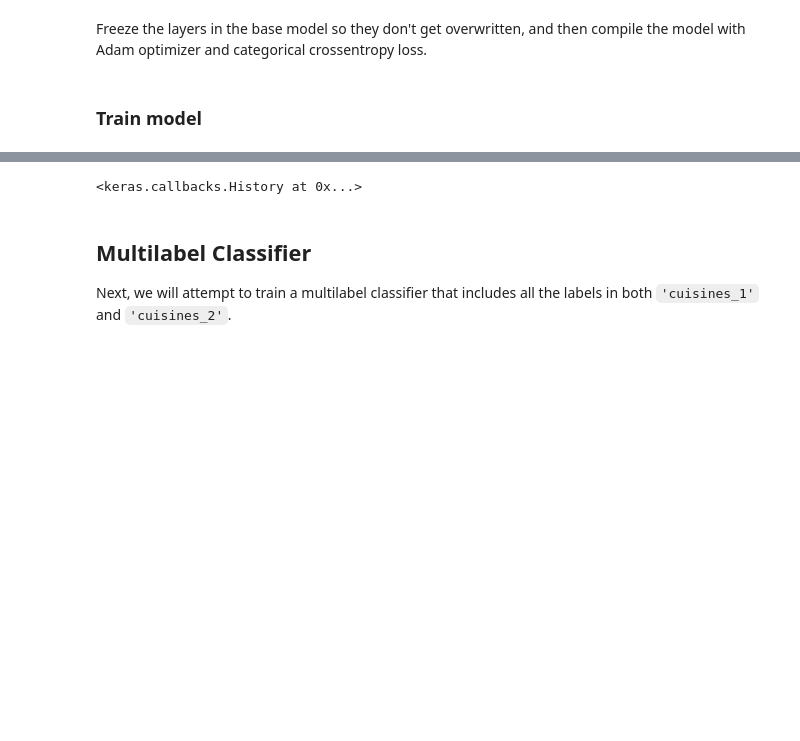
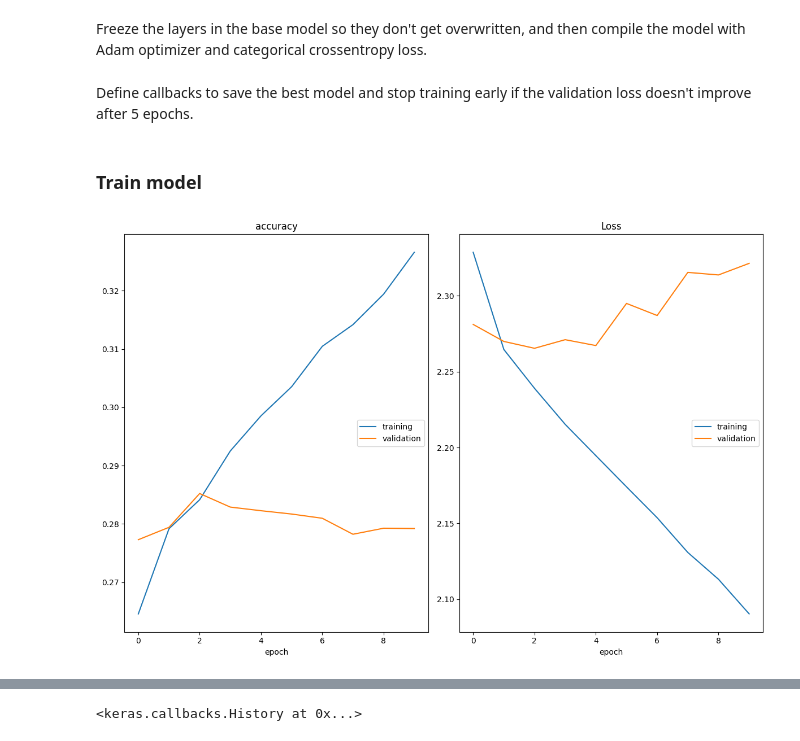
Before and after one commit to StefHerregods/AdvancedAnalytics_projects, a Jupyter notebook: assignment-2/train.ipynb, the cells around one changed output, grey strips where cells are left out. Saved outputs shown, nothing was run; the diff lists cells and outputs as text; code cells hidden in the pictures; blank space fills up the shorter version.

Commit message:
Updated training

```diff
--- a/assignment-2/train.ipynb
+++ b/assignment-2/train.ipynb
@@ -26,6 +25,10 @@ test_df = df.drop(train_df.index)
 First we preprocess the image data. For the image augmentation, we rescale the images by 1/255, apply a shear range of 0.2, zoom range of 0.2, and horizontal flip. This is done for both train and test data.
 Next, we create batches of augmented images of size 32. `class_mode` is set to `categorical` since we have multiple classes.
 # %%
+# Set batch size and number of epochs
+BATCH_SIZE = 32
+EPOCHS = 10
+
 # Create data augmentation instance for train set with ImageDataGenerator
 train_datagen = keras.preprocessing.image.ImageDataGenerator(
     rescale=1./255,
@@ -39,9 +42,9 @@ train_generator = train_datagen.flow_from_dataframe(
     dataframe=train_df,
     directory='./images',
     x_col='image_id',
-    y_col='cuisines_1',
+    y_col='cuisines',
     target_size=(224, 224),
-    batch_size=32,
+    batch_size=BATCH_SIZE,
     class_mode='categorical'
 )
 
@@ -53,9 +56,9 @@ test_generator = test_datagen.flow_from_dataframe(
     dataframe=test_df,
     directory='./images',
     x_col='image_id',
-    y_col='cuisines_1',
+    y_col='cuisines',
     target_size=(224, 224),
-    batch_size=16, #32,
+    batch_size=BATCH_SIZE,
     class_mode='categorical'
 )
 # %% [output]
@@ -84,14 +87,42 @@ for layer in base_model.layers:
     layer.trainable = False
 
 # Compile model
-model.compile(optimizer=Adam(learning_rate=0.01), loss='categorical_crossentropy', metrics=['accuracy'])
+model.compile(optimizer=Adam(learning_rate=0.001), loss='categorical_crossentropy', metrics=['accuracy'])
+# %% [markdown]
+Define callbacks to save the best model and stop training early if the validation loss doesn't improve after 5 epochs.
+# %%
+from livelossplot.inputs.keras import PlotLossesCallback
+from keras.callbacks import ModelCheckpoint, EarlyStopping
+
+# Calculate steps per epoch
+n_steps = train_generator.samples // BATCH_SIZE
+
+# Plot loss
+plot_loss = PlotLossesCallback()
+
+# ModelCheckpoint callback - save best weights
+tl_checkpoint = ModelCheckpoint(filepath='tl_model_v1.weights.best.hdf5',
+                                save_best_only=True,
+                                verbose=1)
+
+# EarlyStopping
+early_stop = EarlyStopping(monitor='val_loss',
+                           patience=10,
+                           restore_best_weights=True,
+                           mode='min')
 # %% [markdown]
 ### Train model
 # %%
+%%time
+
 # Train model
 model.fit(
     train_generator,
-    epochs=2,
-    validation_data=test_generator
-)
+    batch_size=BATCH_SIZE,
+    epochs=EPOCHS,
+    steps_per_epoch=n_steps,
+    validation_data=test_generator,
+    callbacks=[tl_checkpoint, early_stop, plot_loss]
+    )
 # %% [output]
+[figure, added]
@@ -109,3 +144,0 @@ model.save_weights('resnet50v2_model_batch16_lr01_e2_weights.h5')
-# %% [markdown]
-## Multilabel Classifier
-Next, we will attempt to train a multilabel classifier that includes all the labels in both `'cuisines_1'` and `'cuisines_2'`.
```
Also changed, not shown: parts of 7 cells of this notebook.
